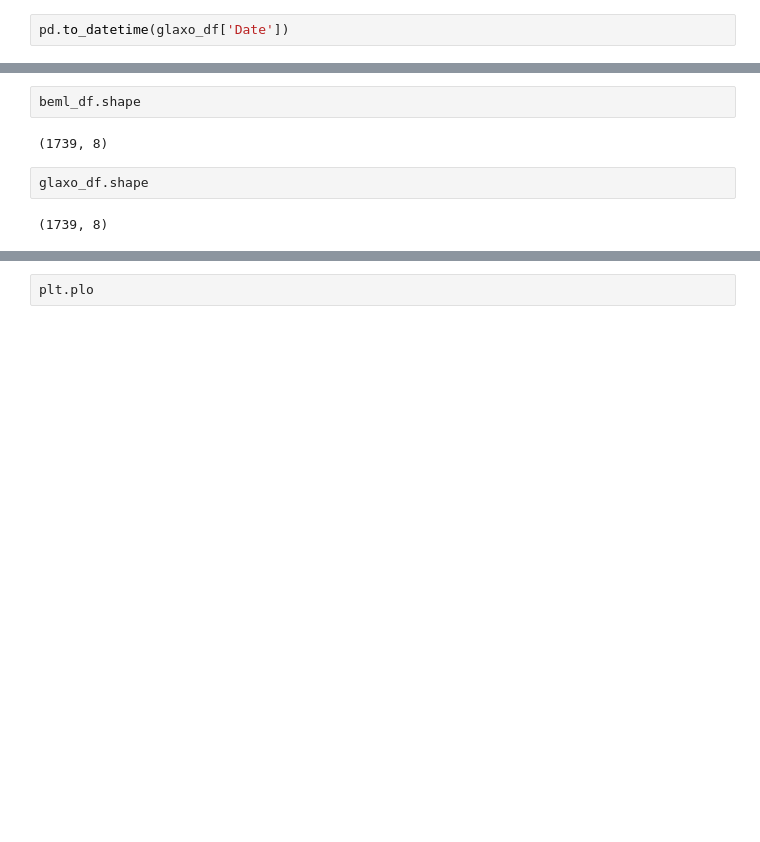
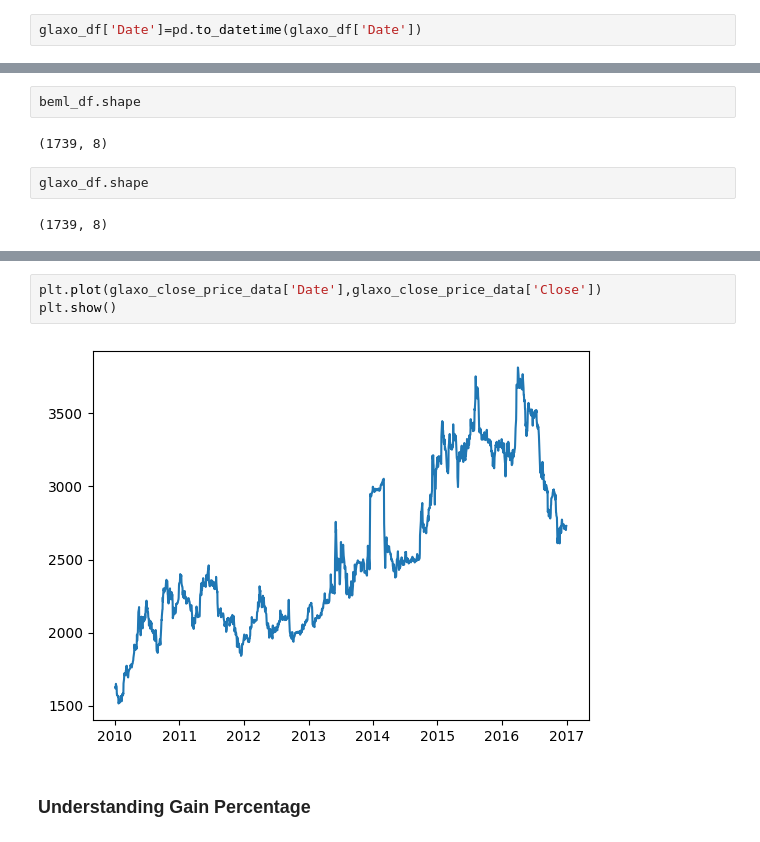
Before and after one commit to Smita2597/ds-repo, a Jupyter notebook: Stock - Risk and Return Analysis.ipynb, the cells around one changed output, grey strips where cells are left out. Cells and saved outputs as stored; diff of their text form; blank space fills up the shorter version.

```diff
--- a/Stock - Risk and Return Analysis.ipynb
+++ b/Stock - Risk and Return Analysis.ipynb
@@ -108,2 +96,2 @@ Name: Date, Length: 1739, dtype: datetime64[ns]
 # %%
-pd.to_datetime(glaxo_df['Date'])
+glaxo_df['Date']=pd.to_datetime(glaxo_df['Date'])
@@ -148,2 +127,7 @@ AttributeError: module 'matplotlib' has no attribute 'plot'
-# %%
-plt.plo
+# %%
+plt.plot(glaxo_close_price_data['Date'],glaxo_close_price_data['Close'])
+plt.show()
+# %% [output]
+[figure, added]
+# %% [markdown]
+### Understanding Gain Percentage
```
Also changed, not shown: parts of 23 cells of this notebook, 1 other file.
